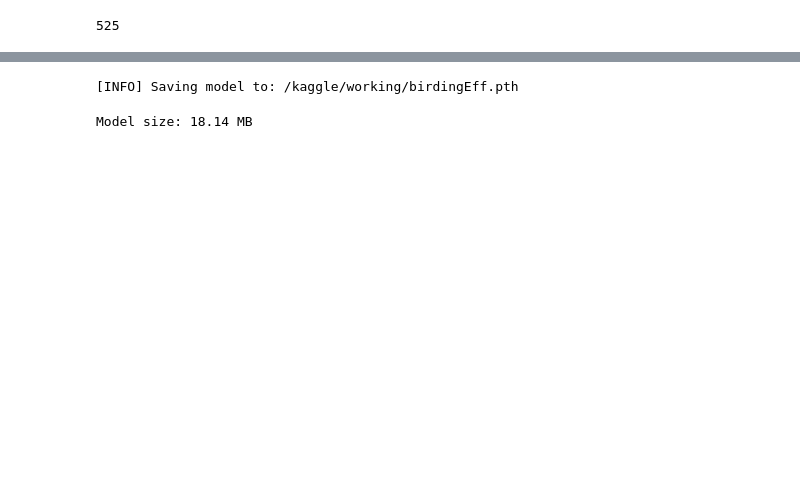
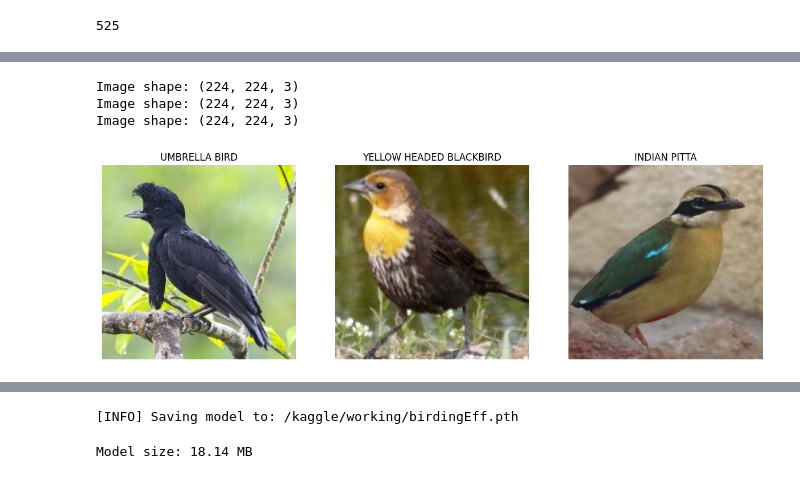
Before and after one commit to natisitotaw/Birding, a Jupyter notebook: Birding_EffNet.ipynb, the cells around one changed output, grey strips where cells are left out. Drawn from its saved outputs; the diff is of its cells as text; code cells hidden in the pictures; blank space fills up the shorter version.

```diff
--- a/Birding_EffNet.ipynb
+++ b/Birding_EffNet.ipynb
@@ -27,3 +57,16 @@ len(class_names)
+# %%
+plt.figure(figsize = (15,7))
+plt.subplot(1,3,1)
+steak_image = view_random_image("/kaggle/input/100-bird-species/train/", "UMBRELLA BIRD")
+plt.subplot(1,3,2)
+pizza_image = view_random_image("/kaggle/input/100-bird-species/train/", "YELLOW HEADED BLACKBIRD")
+plt.subplot(1,3,3)
+pizza_image = view_random_image("/kaggle/input/100-bird-species/train/", "INDIAN PITTA")
+# %% [output]
+Image shape: (224, 224, 3)
+Image shape: (224, 224, 3)
+Image shape: (224, 224, 3)
+[figure, added]
 # %%
 # Define device
 device = "cuda" if torch.cuda.is_available() else "cpu"
```
Also changed, not shown: parts of 12 cells of this notebook.
